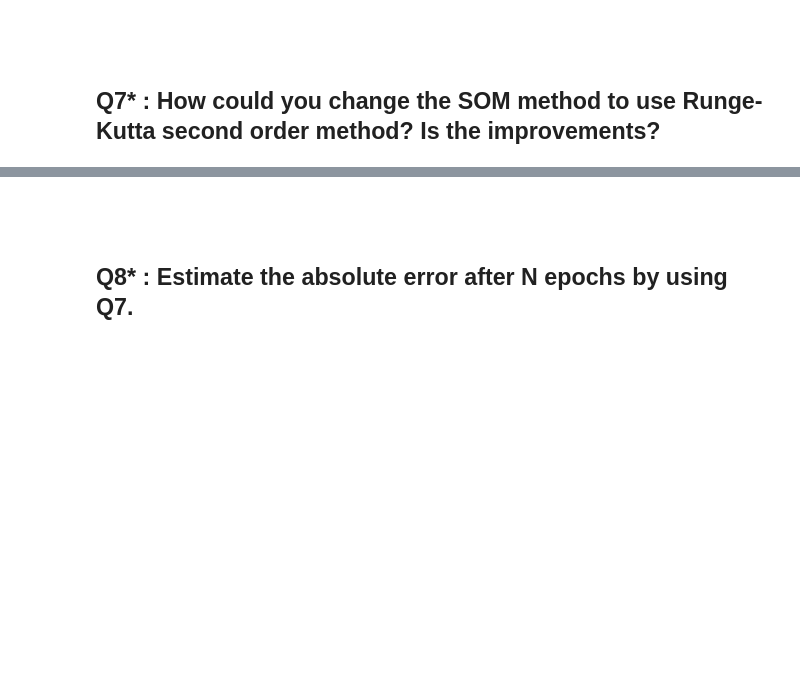
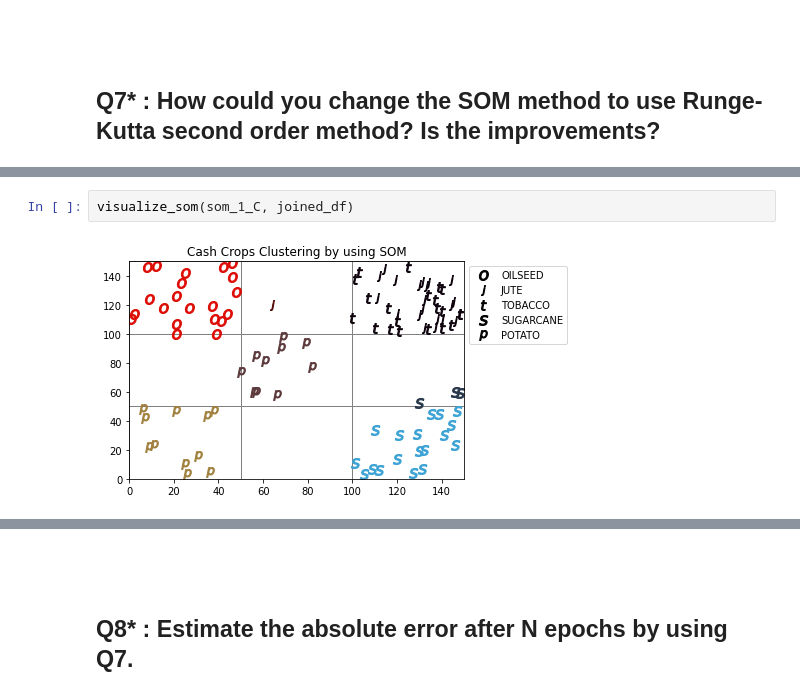
Before and after one commit to gundruke/TMBD-project-3, a Jupyter notebook: Answers.ipynb, the cells around one changed output, grey strips where cells are left out. Saved outputs shown, nothing was run; the diff lists cells and outputs as text; blank space fills up the shorter version.

```diff
--- a/Answers.ipynb
+++ b/Answers.ipynb
@@ -282,0 +299,4 @@ print(h)
+# %%
+visualize_som(som_1_C, joined_df)
+# %% [output]
+[figure, added]
```
Also changed, not shown: parts of 25 cells of this notebook, 3 other files.
